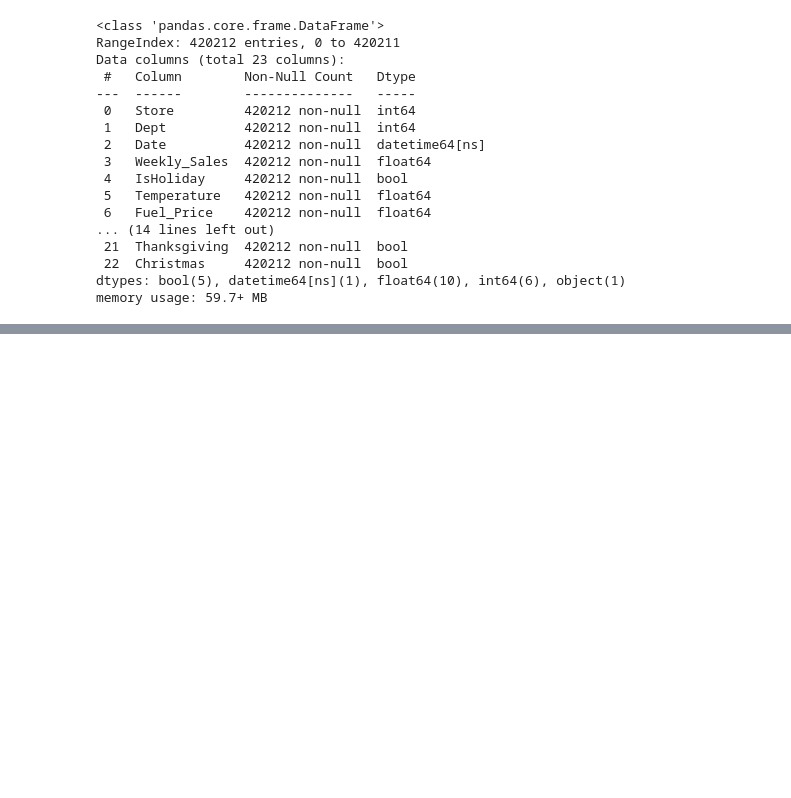
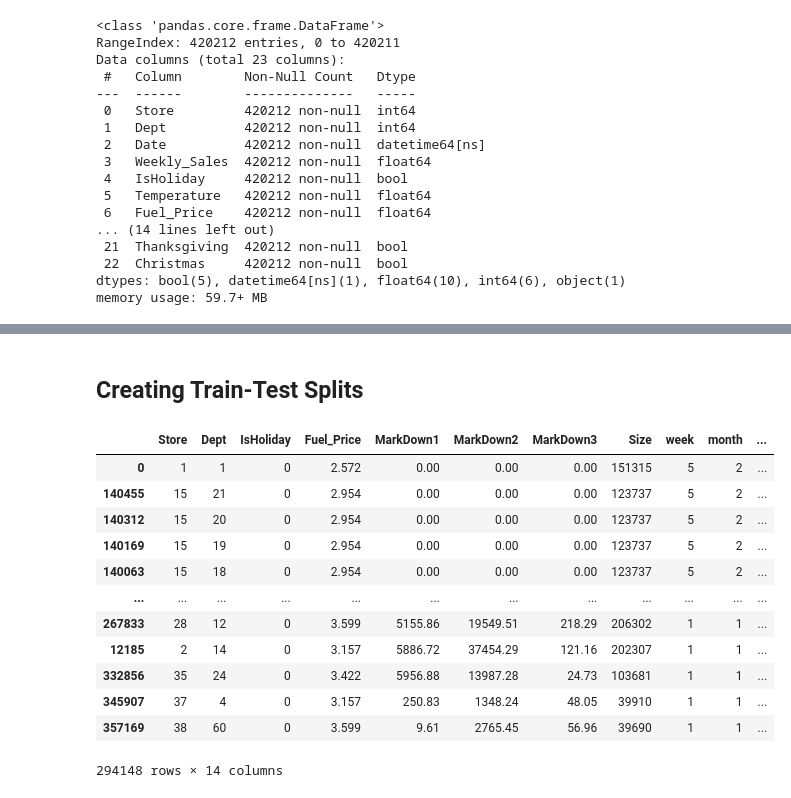
Before and after one commit to rabin20-04/ML-Algorithms, a Jupyter notebook: Retail Sales Forecasting/Retail_Sales_Forecasting_Walmart.ipynb, the cells around one changed output, grey strips where cells are left out. Saved outputs shown, nothing was run; the diff lists cells and outputs as text; code cells hidden in the pictures; blank space fills up the shorter version.

```diff
--- a/Retail Sales Forecasting/Retail_Sales_Forecasting_Walmart.ipynb
+++ b/Retail Sales Forecasting/Retail_Sales_Forecasting_Walmart.ipynb
@@ -881,0 +953,2 @@ memory usage: 59.7+ MB
+# %%
+df_new = df_new.sort_values(by='Date', ascending=True) # sorting according to date
@@ -881,0 +960,2 @@ memory usage: 59.7+ MB
+# %%
+df_new["IsHoliday"]=df_new["IsHoliday"].astype(int)
@@ -881,0 +967,13 @@ memory usage: 59.7+ MB
+# %% [markdown]
+## Creating Train-Test Splits
+# %%
+train_data = df_new[:int(0.7*(len(df_new)))] # taking train part
+test_data = df_new[int(0.7*(len(df_new))):] # taking test part
+
+target = "Weekly_Sales"
+used_cols = [c for c in df_new.columns.to_list() if c not in [target]]
+
+X_train = train_data[used_cols]
+X_test = test_data[used_cols]
+y_train = train_data[target]
+y_test = test_data[target]
@@ -881,0 +982,19 @@ memory usage: 59.7+ MB
+# %%
+X_train = X_train.drop(['Date'], axis=1) # dropping date from train
+X_test = X_test.drop(['Date'], axis=1) # dropping date from test
+# %%
+X_train
+# %% [output]
+|  | Store | Dept | IsHoliday | Fuel_Price | MarkDown1 | MarkDown2 | MarkDown3 | Size | week | month | ... |
+| 0 | 1 | 1 | 0 | 2.572 | 0.00 | 0.00 | 0.00 | 151315 | 5 | 2 | ... |
+| 140455 | 15 | 21 | 0 | 2.954 | 0.00 | 0.00 | 0.00 | 123737 | 5 | 2 | ... |
+| 140312 | 15 | 20 | 0 | 2.954 | 0.00 | 0.00 | 0.00 | 123737 | 5 | 2 | ... |
+| 140169 | 15 | 19 | 0 | 2.954 | 0.00 | 0.00 | 0.00 | 123737 | 5 | 2 | ... |
+| 140063 | 15 | 18 | 0 | 2.954 | 0.00 | 0.00 | 0.00 | 123737 | 5 | 2 | ... |
+| ... | ... | ... | ... | ... | ... | ... | ... | ... | ... | ... | ... |
+| 267833 | 28 | 12 | 0 | 3.599 | 5155.86 | 19549.51 | 218.29 | 206302 | 1 | 1 | ... |
+| 12185 | 2 | 14 | 0 | 3.157 | 5886.72 | 37454.29 | 121.16 | 202307 | 1 | 1 | ... |
+| 332856 | 35 | 24 | 0 | 3.422 | 5956.88 | 13987.28 | 24.73 | 103681 | 1 | 1 | ... |
+| 345907 | 37 | 4 | 0 | 3.157 | 250.83 | 1348.24 | 48.05 | 39910 | 1 | 1 | ... |
+| 357169 | 38 | 60 | 0 | 3.599 | 9.61 | 2765.45 | 56.96 | 39690 | 1 | 1 | ... |
+294148 rows × 14 columns
```
Also changed, not shown: parts of 45 cells of this notebook, 3 other files.
